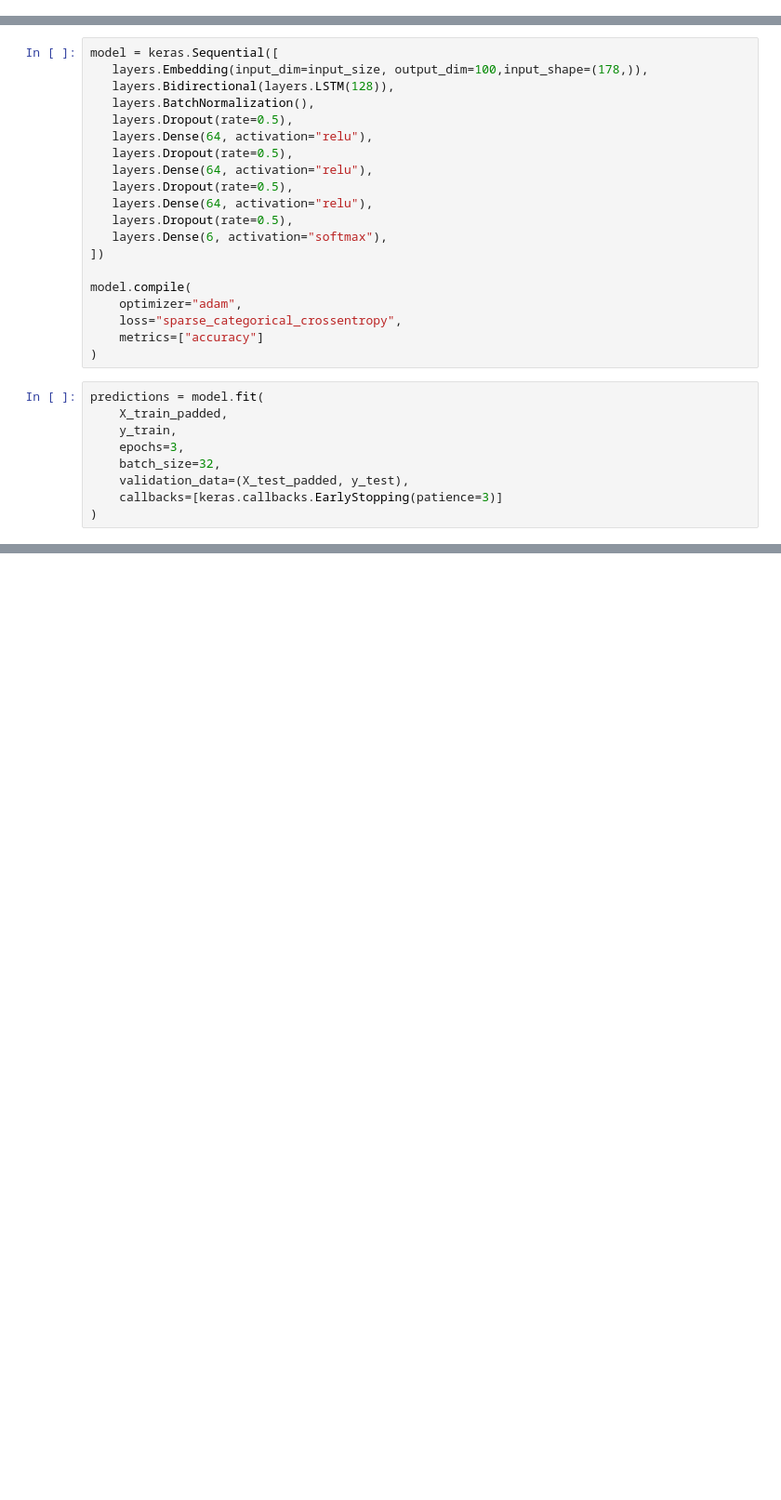
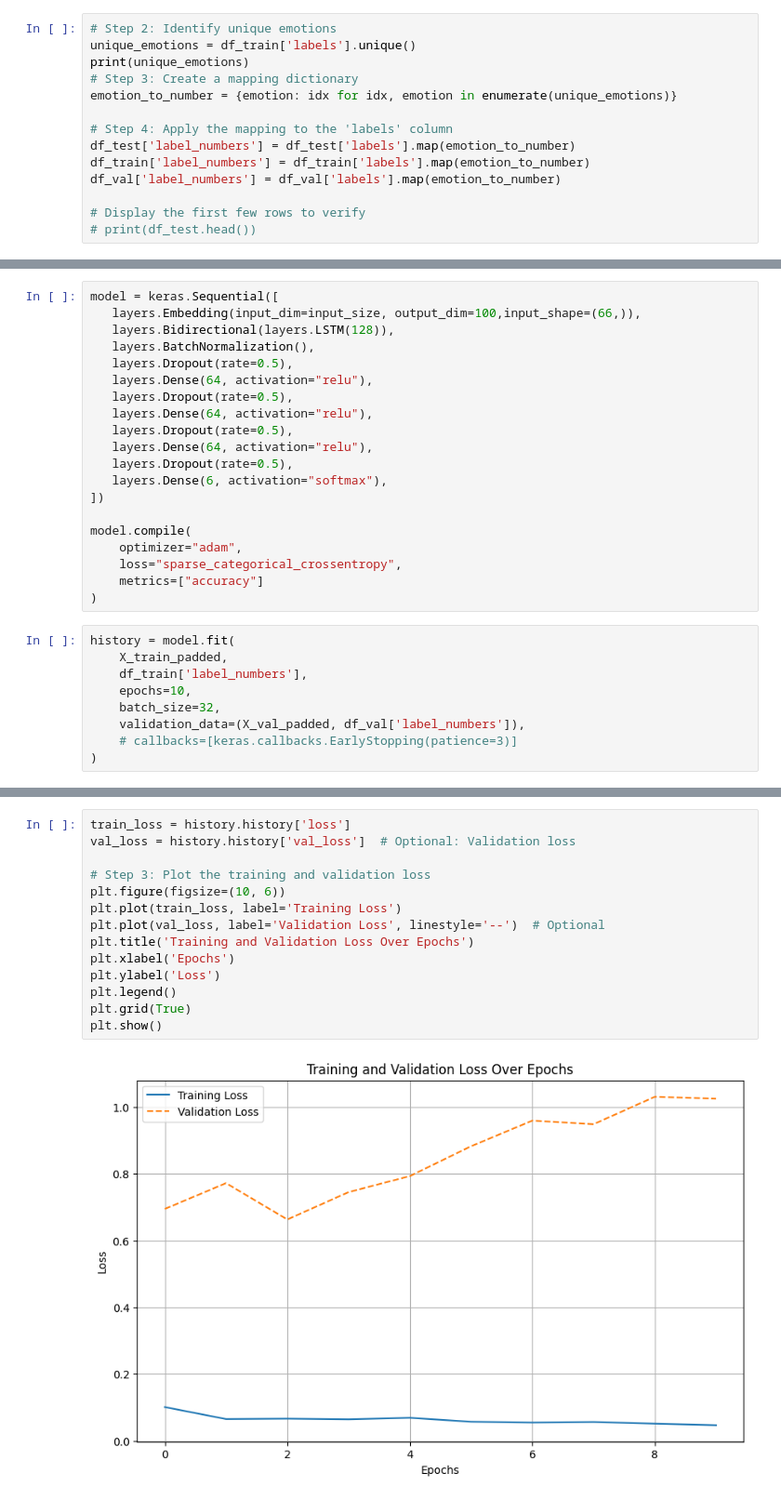
Before and after one commit to ishammansoor/AI-and-Machine-Learning, a Jupyter notebook: Emotional_Analysis.ipynb, the cells around one changed output, grey strips where cells are left out. Shown at 93% size. Drawn from its saved outputs; the diff is of its cells as text; blank space fills up the shorter version.

```diff
--- a/Emotional_Analysis.ipynb
+++ b/Emotional_Analysis.ipynb
@@ -43,0 +87,14 @@ Maximum sequence length (maxlen): 178
+# %%
+# Step 2: Identify unique emotions
+unique_emotions = df_train['labels'].unique()
+print(unique_emotions)
+# Step 3: Create a mapping dictionary
+emotion_to_number = {emotion: idx for idx, emotion in enumerate(unique_emotions)}
+
+# Step 4: Apply the mapping to the 'labels' column
+df_test['label_numbers'] = df_test['labels'].map(emotion_to_number)
+df_train['label_numbers'] = df_train['labels'].map(emotion_to_number)
+df_val['label_numbers'] = df_val['labels'].map(emotion_to_number)
+
+# Display the first few rows to verify
+# print(df_test.head())
@@ -44,6 +103,6 @@ Maximum sequence length (maxlen): 178
 # %%
 model = keras.Sequential([
-   layers.Embedding(input_dim=input_size, output_dim=100,input_shape=(178,)),
+   layers.Embedding(input_dim=input_size, output_dim=100,input_shape=(66,)),
    layers.Bidirectional(layers.LSTM(128)),
    layers.BatchNormalization(),
    layers.Dropout(rate=0.5),
@@ -62,12 +121,12 @@ model.compile(
     metrics=["accuracy"]
 )
 # %%
-predictions = model.fit(
+history = model.fit(
     X_train_padded,
-    y_train,
-    epochs=3,
+    df_train['label_numbers'],
+    epochs=10,
     batch_size=32,
-    validation_data=(X_test_padded, y_test),
-    callbacks=[keras.callbacks.EarlyStopping(patience=3)]
+    validation_data=(X_val_padded, df_val['label_numbers']),
+    # callbacks=[keras.callbacks.EarlyStopping(patience=3)]
 )
 # %% [output]
@@ -79,0 +155,16 @@ Epoch 3/3
+# %%
+train_loss = history.history['loss']
+val_loss = history.history['val_loss']  # Optional: Validation loss
+
+# Step 3: Plot the training and validation loss
+plt.figure(figsize=(10, 6))
+plt.plot(train_loss, label='Training Loss')
+plt.plot(val_loss, label='Validation Loss', linestyle='--')  # Optional
+plt.title('Training and Validation Loss Over Epochs')
+plt.xlabel('Epochs')
+plt.ylabel('Loss')
+plt.legend()
+plt.grid(True)
+plt.show()
+# %% [output]
+[figure, added]
```
Also changed, not shown: parts of 17 cells of this notebook.
